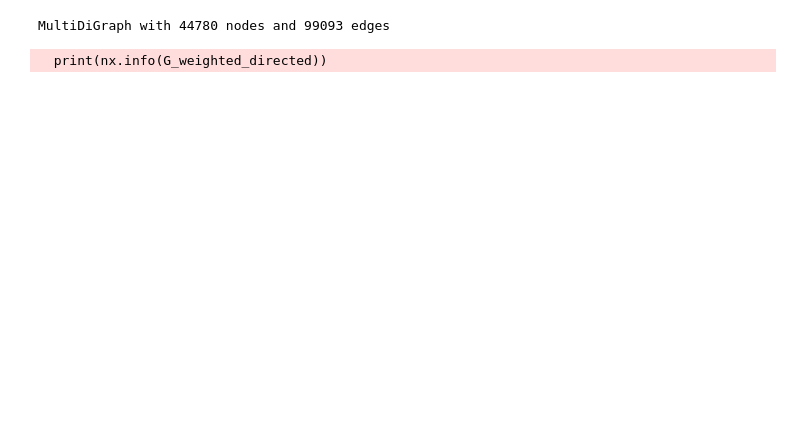
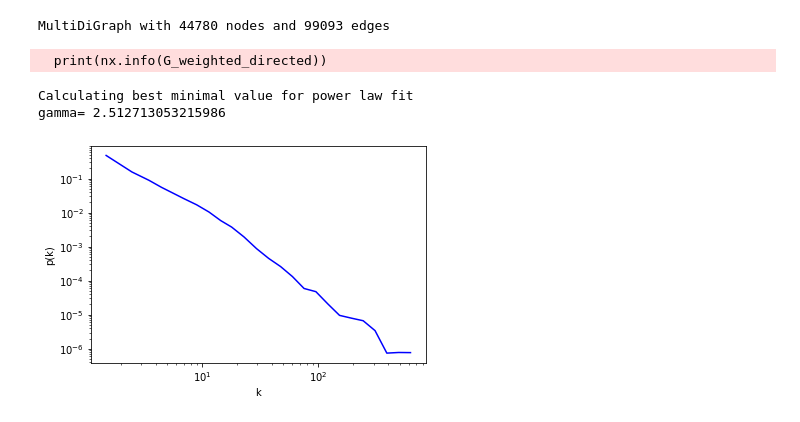
Before and after one commit to omeryefet/Complex_Networks, a Jupyter notebook: Project2022.ipynb, the cells around one changed output. Cells and saved outputs as stored; diff of their text form; code cells hidden in the pictures; blank space fills up the shorter version.

```diff
--- a/Project2022.ipynb
+++ b/Project2022.ipynb
@@ -108,3 +105,15 @@ MultiDiGraph with 44780 nodes and 99093 edges
 # %%
 degree = dict(G_weighted_directed.in_degree)
 # print(degree)
+# %%
+degree_sequence = sorted([d for _, d in G_weighted_directed.degree()],reverse=True)
+figPDF = powerlaw.plot_pdf(degree_sequence,color='b')
+figPDF.set_ylabel(r"p(k)")
+figPDF.set_xlabel(r"k")
+fit = powerlaw.Fit(degree_sequence,discrete=True)
+gamma = fit.power_law.alpha
+print("gamma=",gamma)
+# %% [output]
+Calculating best minimal value for power law fit
+gamma= 2.512713053215986
+[figure, added]
```
Also changed, not shown: parts of 5 cells of this notebook, 1 other file.
